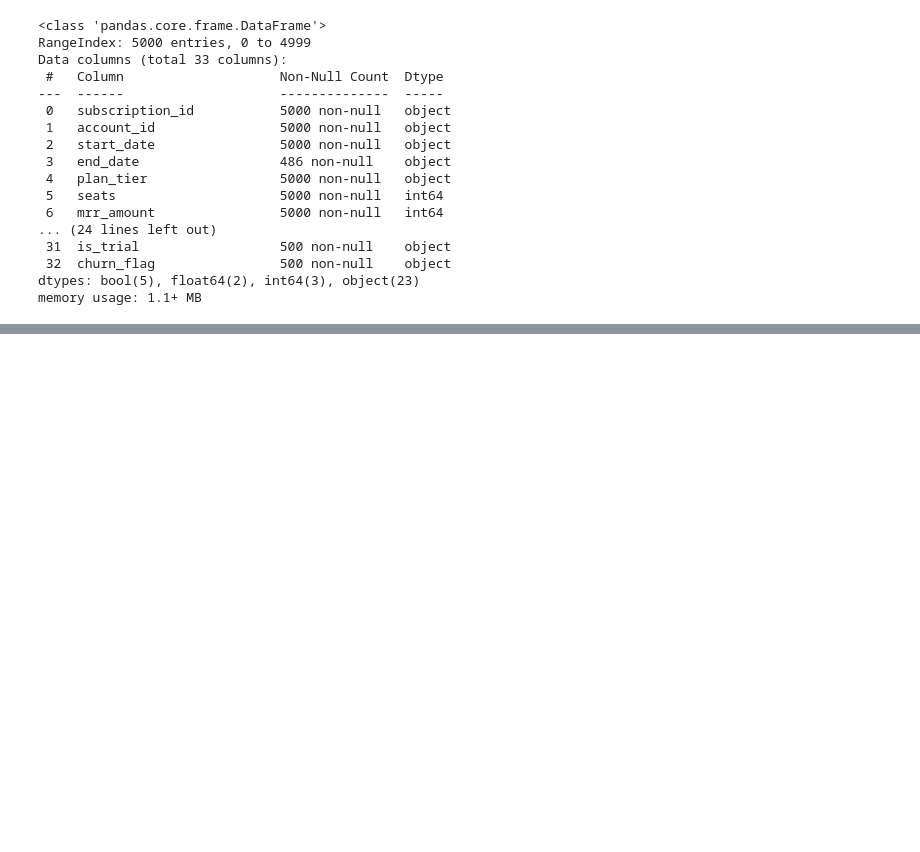
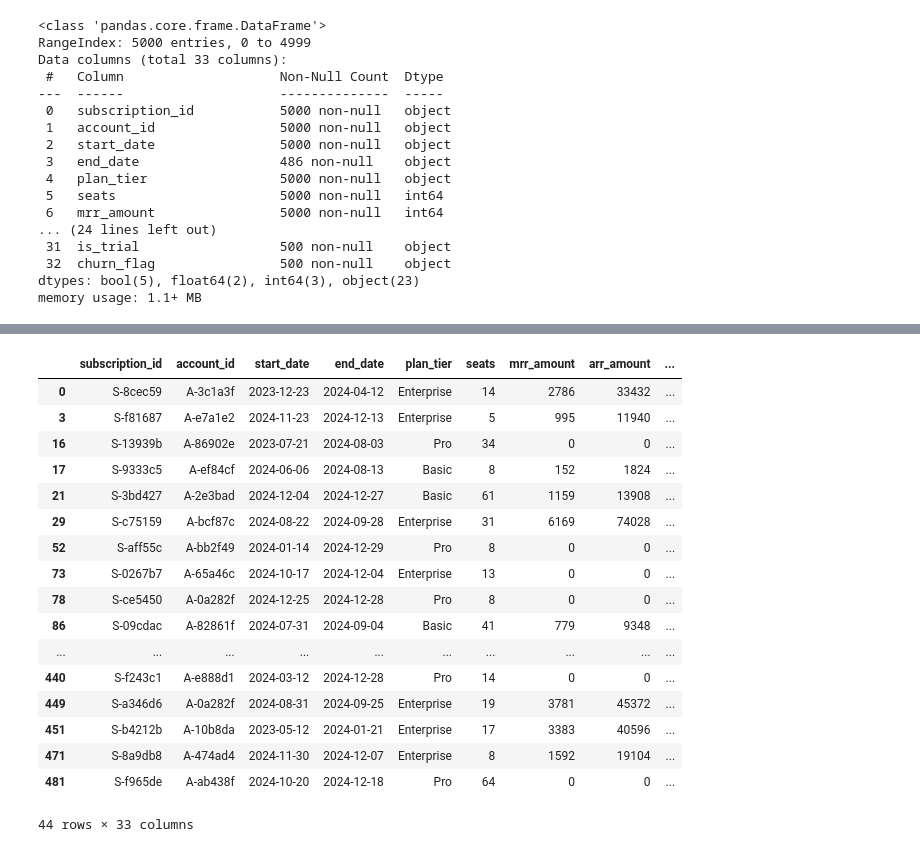
Before and after one commit to Naveengupta2006/SaaS-Subscriptions-and-Churns-Analysis, a Jupyter notebook: notebooks/analysis.ipynb, the cells around one changed output, grey strips where cells are left out. Saved outputs shown, nothing was run; the diff lists cells and outputs as text; code cells hidden in the pictures; blank space fills up the shorter version.

Commit message:
fill the missing value in numeric and categorical column using fillna and dropna function . then remove duplicates using drop_duplicate function

```diff
--- a/notebooks/analysis.ipynb
+++ b/notebooks/analysis.ipynb
@@ -95,0 +122,37 @@ memory usage: 1.1+ MB
+# %%
+# fill the missing value inside the numeric column.
+
+df.fillna(df.mean(numeric_only= True), inplace= True) # fill the numeric column value using fillna() and dropna().
+df.dropna(inplace= True)
+# %%
+# fill missing value in categorical column using mode.
+
+categorical_cols = df.select_dtypes(include= ['object']).columns
+
+for col in categorical_cols:
+    m = df[col].mode(dropna= True)
+    if not m.empty:
+        df[col] = df[col].fillna(m.iloc[0])
+# %%
+df.drop_duplicates(inplace= True) # remove the duplicates value in the dataset
+# %%
+df
+# %% [output]
+|  | subscription_id | account_id | start_date | end_date | plan_tier | seats | mrr_amount | arr_amount | ... |
+| 0 | S-8cec59 | A-3c1a3f | 2023-12-23 | 2024-04-12 | Enterprise | 14 | 2786 | 33432 | ... |
+| 3 | S-f81687 | A-e7a1e2 | 2024-11-23 | 2024-12-13 | Enterprise | 5 | 995 | 11940 | ... |
+| 16 | S-13939b | A-86902e | 2023-07-21 | 2024-08-03 | Pro | 34 | 0 | 0 | ... |
+| 17 | S-9333c5 | A-ef84cf | 2024-06-06 | 2024-08-13 | Basic | 8 | 152 | 1824 | ... |
+| 21 | S-3bd427 | A-2e3bad | 2024-12-04 | 2024-12-27 | Basic | 61 | 1159 | 13908 | ... |
+| 29 | S-c75159 | A-bcf87c | 2024-08-22 | 2024-09-28 | Enterprise | 31 | 6169 | 74028 | ... |
+| 52 | S-aff55c | A-bb2f49 | 2024-01-14 | 2024-12-29 | Pro | 8 | 0 | 0 | ... |
+| 73 | S-0267b7 | A-65a46c | 2024-10-17 | 2024-12-04 | Enterprise | 13 | 0 | 0 | ... |
+| 78 | S-ce5450 | A-0a282f | 2024-12-25 | 2024-12-28 | Pro | 8 | 0 | 0 | ... |
+| 86 | S-09cdac | A-82861f | 2024-07-31 | 2024-09-04 | Basic | 41 | 779 | 9348 | ... |
+| ... | ... | ... | ... | ... | ... | ... | ... | ... | ... |
+| 440 | S-f243c1 | A-e888d1 | 2024-03-12 | 2024-12-28 | Pro | 14 | 0 | 0 | ... |
+| 449 | S-a346d6 | A-0a282f | 2024-08-31 | 2024-09-25 | Enterprise | 19 | 3781 | 45372 | ... |
+| 451 | S-b4212b | A-10b8da | 2023-05-12 | 2024-01-21 | Enterprise | 17 | 3383 | 40596 | ... |
+| 471 | S-8a9db8 | A-474ad4 | 2024-11-30 | 2024-12-07 | Enterprise | 8 | 1592 | 19104 | ... |
+| 481 | S-f965de | A-ab438f | 2024-10-20 | 2024-12-18 | Pro | 64 | 0 | 0 | ... |
+44 rows × 33 columns
```
Also changed, not shown: parts of 2 cells of this notebook.
